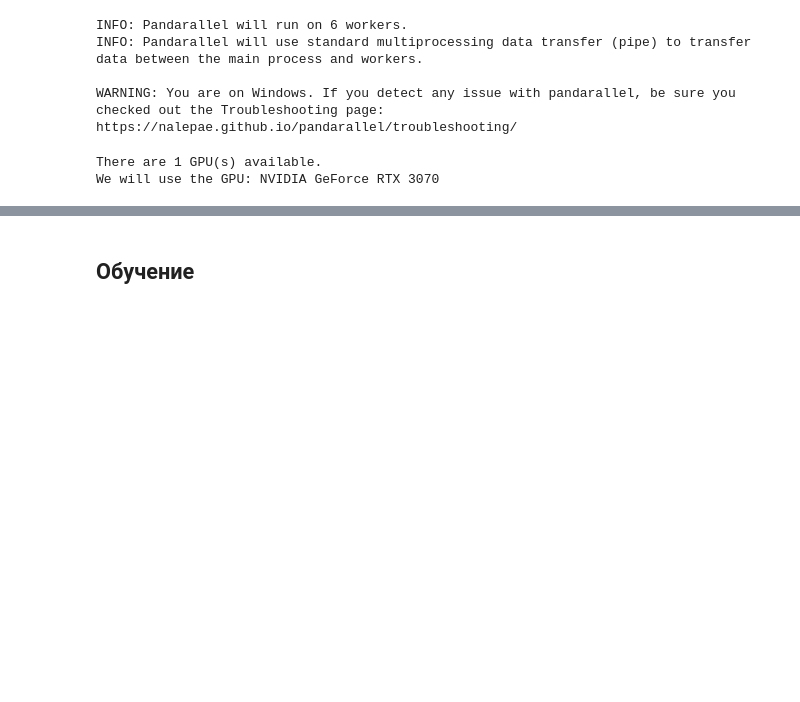
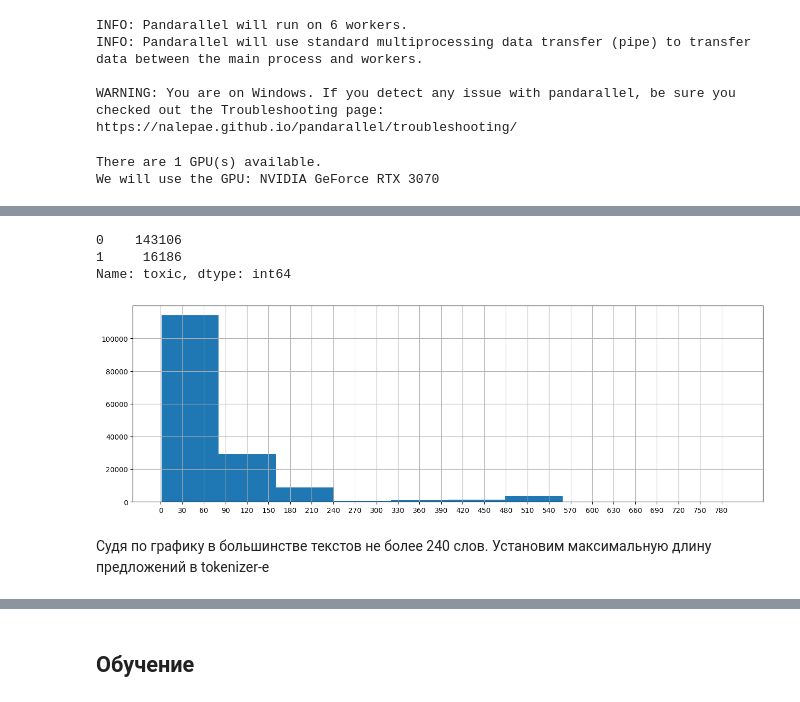
Before and after one commit to kirillva/yandex-bert, a Jupyter notebook: b5043e21-eb29-4816-998f-f4795dd04686.ipynb, the cells around one changed output, grey strips where cells are left out. Drawn from its saved outputs; the diff is of its cells as text; code cells hidden in the pictures; blank space fills up the shorter version.

```diff
--- a/b5043e21-eb29-4816-998f-f4795dd04686.ipynb
+++ b/b5043e21-eb29-4816-998f-f4795dd04686.ipynb
@@ -71,4 +92,4 @@ There are 1 GPU(s) available.
 We will use the GPU: NVIDIA GeForce RTX 3070
 # %%
 df = pd.read_csv('datasets/toxic_comments.csv', index_col=[0])
-df = df.sample(420)
+df.info()
@@ -76,0 +106,30 @@ CACHE_FEATURES = True
+# %%
+df = df.sample(10000, random_state=12345)
+# %%
+def clear_text(text, re):
+    return " ".join(re.sub(r"[^a-zA-Z ']", ' ', text).split()).lower()
+
+# lemmatize(clear_text(df['text'].iloc[0], re=re))
+
+df['text'] = df['text'].progress_apply(clear_text, re=re)
+
+display(df)
+# %%
+df['toxic'].value_counts()
+# %% [output]
+0    143106
+1     16186
+Name: toxic, dtype: int64
+# %%
+word_len = df['text'].str.split().str.len()
+# %%
+fig, ax = plt.subplots(figsize=(16,5))
+plt.hist(word_len[word_len])
+plt.grid()
+plt.xticks(range(0, 800, 30))
+plt.show()
+None
+# %% [output]
+[figure, added]
+# %% [markdown]
+Судя по графику в большинстве текстов не более 240 слов. Установим максимальную длину предложений в tokenizer-е
```
Also changed, not shown: parts of 19 cells of this notebook.
